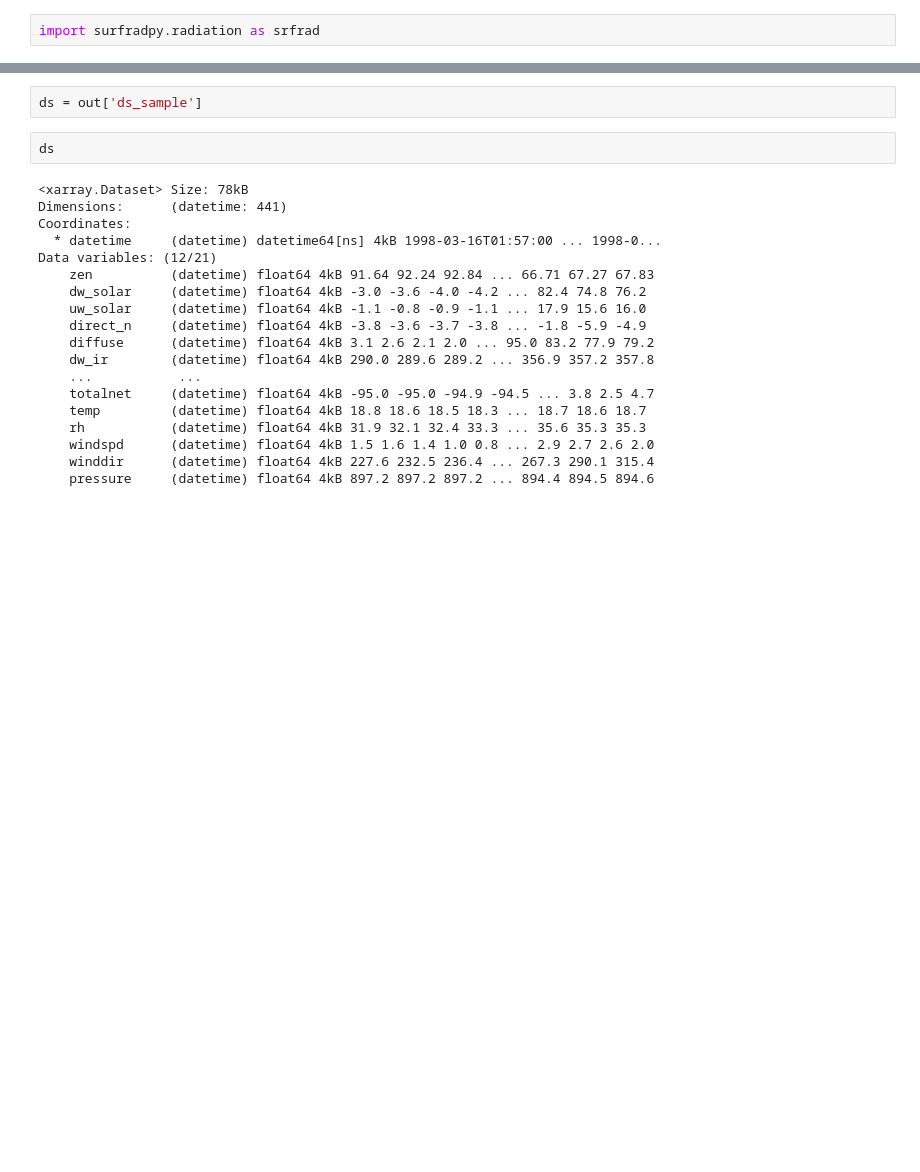
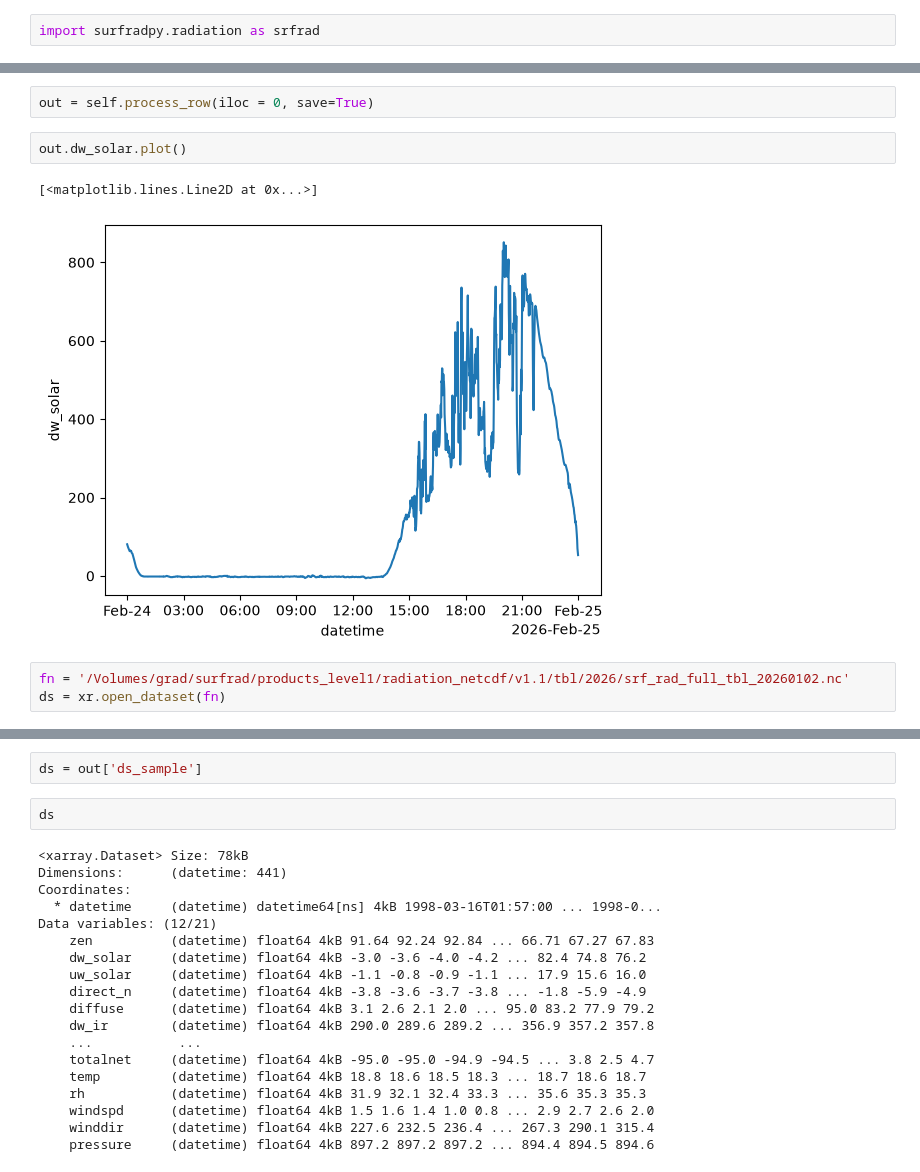
Before and after one commit to hagne/SURFRAD, a Jupyter notebook: notebooks/production/surfrad/radiation/radiation2netcdf.ipynb, the cells around one changed output, grey strips where cells are left out. Cells and saved outputs as stored; diff of their text form; blank space fills up the shorter version.

Commit message:
re-developed radiation2netcdf

```diff
--- a/notebooks/production/surfrad/radiation/radiation2netcdf.ipynb
+++ b/notebooks/production/surfrad/radiation/radiation2netcdf.ipynb
@@ -20,0 +75,10 @@ reload(srfrad)
+# %%
+out = self.process_row(iloc = 0, save=True)
+# %%
+out.dw_solar.plot()
+# %% [output]
+[<matplotlib.lines.Line2D at 0x...>]
+[figure, added]
+# %%
+fn = '/Volumes/grad/surfrad/products_level1/radiation_netcdf/v1.1/tbl/2026/srf_rad_full_tbl_20260102.nc'
+ds = xr.open_dataset(fn)
```
Also changed, not shown: parts of 29 cells of this notebook, 3 other files.
